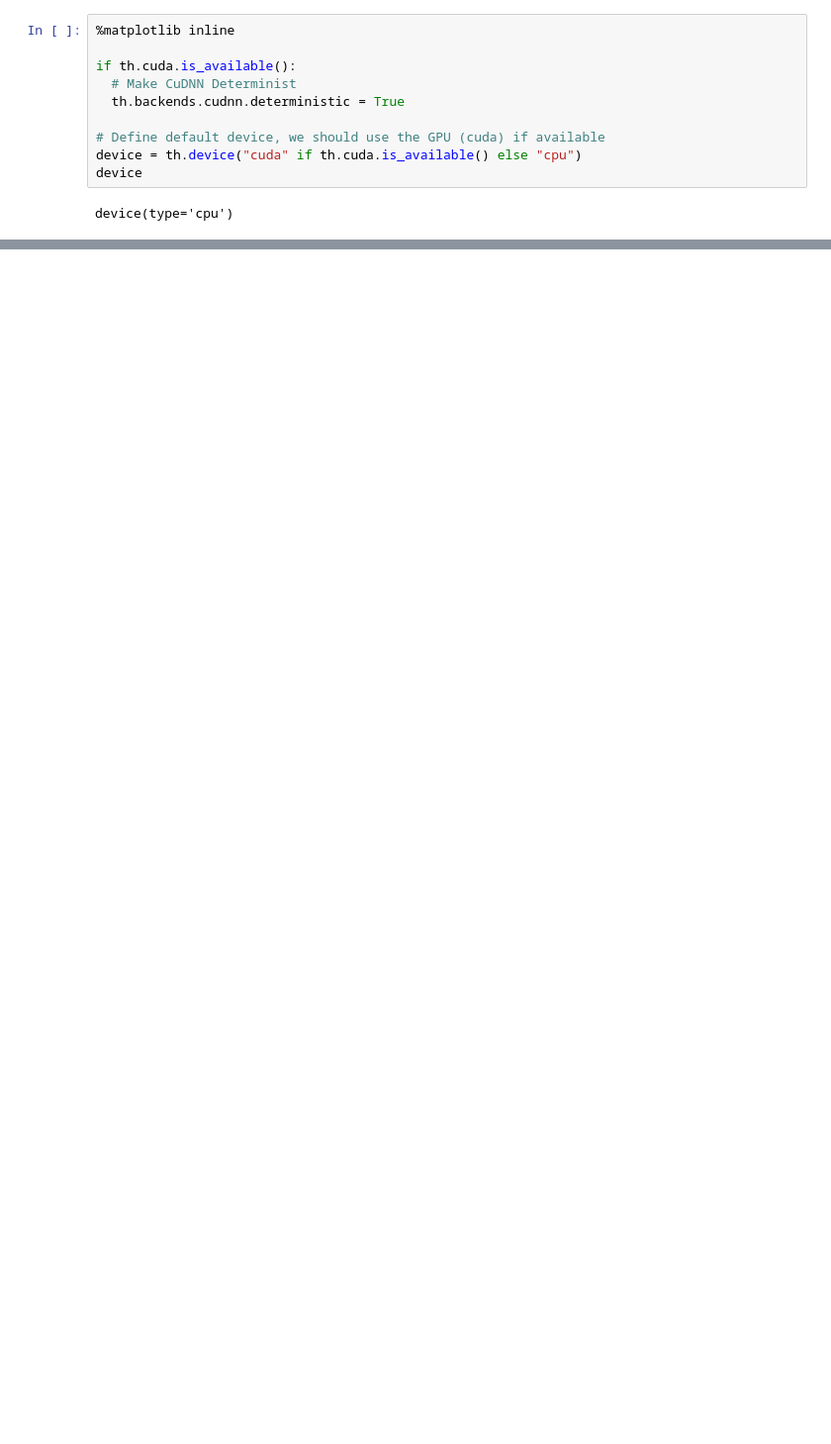
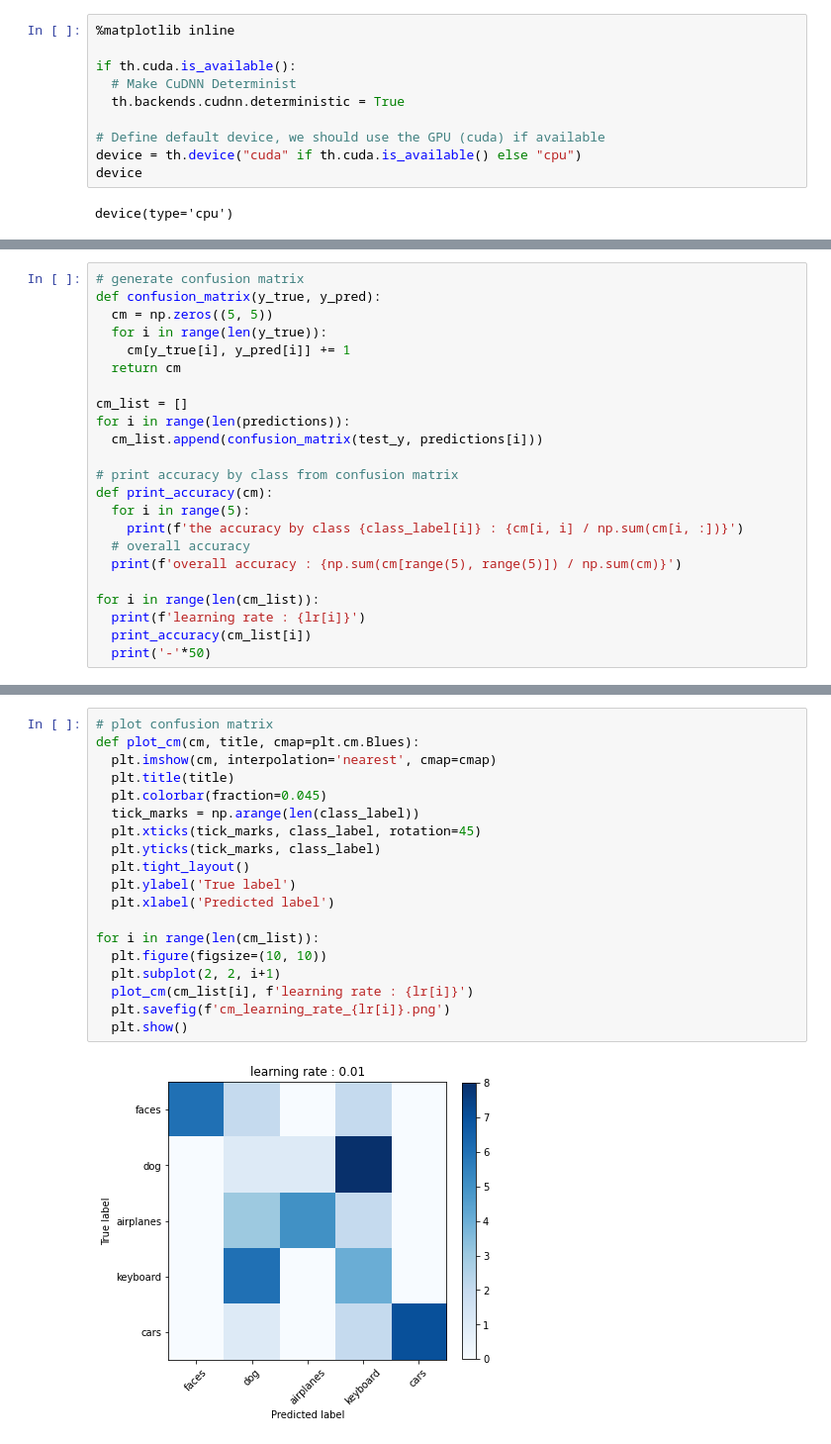
Before and after one commit to LANNDS18/Vision_NN, a Jupyter notebook: CNN_Inference.ipynb, the cells around one changed output, grey strips where cells are left out. Shown at 99% size. Saved outputs shown, nothing was run; the diff lists cells and outputs as text; blank space fills up the shorter version.

```diff
--- a/CNN_Inference.ipynb
+++ b/CNN_Inference.ipynb
@@ -27,0 +64,23 @@ TypeError: 'DataLoader' object is not subscriptable
+# %%
+# generate confusion matrix
+def confusion_matrix(y_true, y_pred):
+  cm = np.zeros((5, 5))
+  for i in range(len(y_true)):
+    cm[y_true[i], y_pred[i]] += 1
+  return cm
+
+cm_list = []
+for i in range(len(predictions)):
+  cm_list.append(confusion_matrix(test_y, predictions[i]))
+
+# print accuracy by class from confusion matrix
+def print_accuracy(cm):
+  for i in range(5):
+    print(f'the accuracy by class {class_label[i]} : {cm[i, i] / np.sum(cm[i, :])}')
+  # overall accuracy
+  print(f'overall accuracy : {np.sum(cm[range(5), range(5)]) / np.sum(cm)}')
+
+for i in range(len(cm_list)):
+  print(f'learning rate : {lr[i]}')
+  print_accuracy(cm_list[i])
+  print('-'*50)
@@ -27,0 +105,21 @@ TypeError: 'DataLoader' object is not subscriptable
+# %%
+# plot confusion matrix
+def plot_cm(cm, title, cmap=plt.cm.Blues):
+  plt.imshow(cm, interpolation='nearest', cmap=cmap)
+  plt.title(title)
+  plt.colorbar(fraction=0.045)
+  tick_marks = np.arange(len(class_label))
+  plt.xticks(tick_marks, class_label, rotation=45)
+  plt.yticks(tick_marks, class_label)
+  plt.tight_layout()
+  plt.ylabel('True label')
+  plt.xlabel('Predicted label')
+
+for i in range(len(cm_list)):
+  plt.figure(figsize=(10, 10))
+  plt.subplot(2, 2, i+1)
+  plot_cm(cm_list[i], f'learning rate : {lr[i]}')
+  plt.savefig(f'cm_learning_rate_{lr[i]}.png')
+  plt.show()
+# %% [output]
+[figure, added]
```
Also changed, not shown: parts of 8 cells of this notebook, 1 other file.
